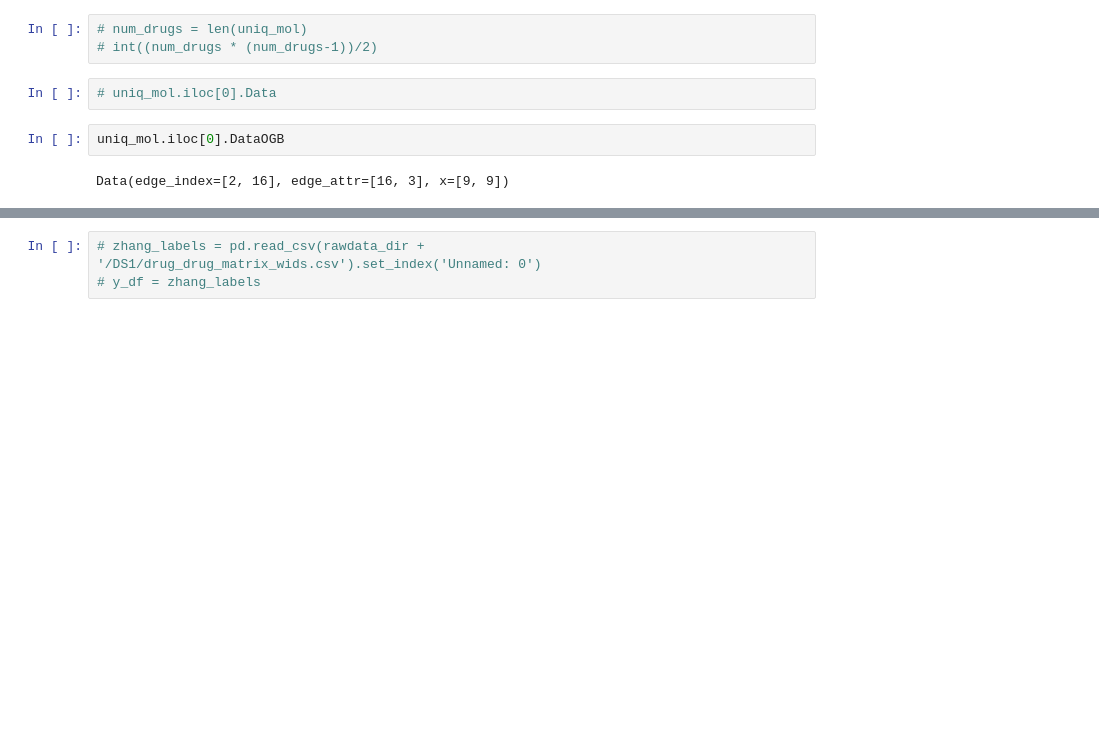
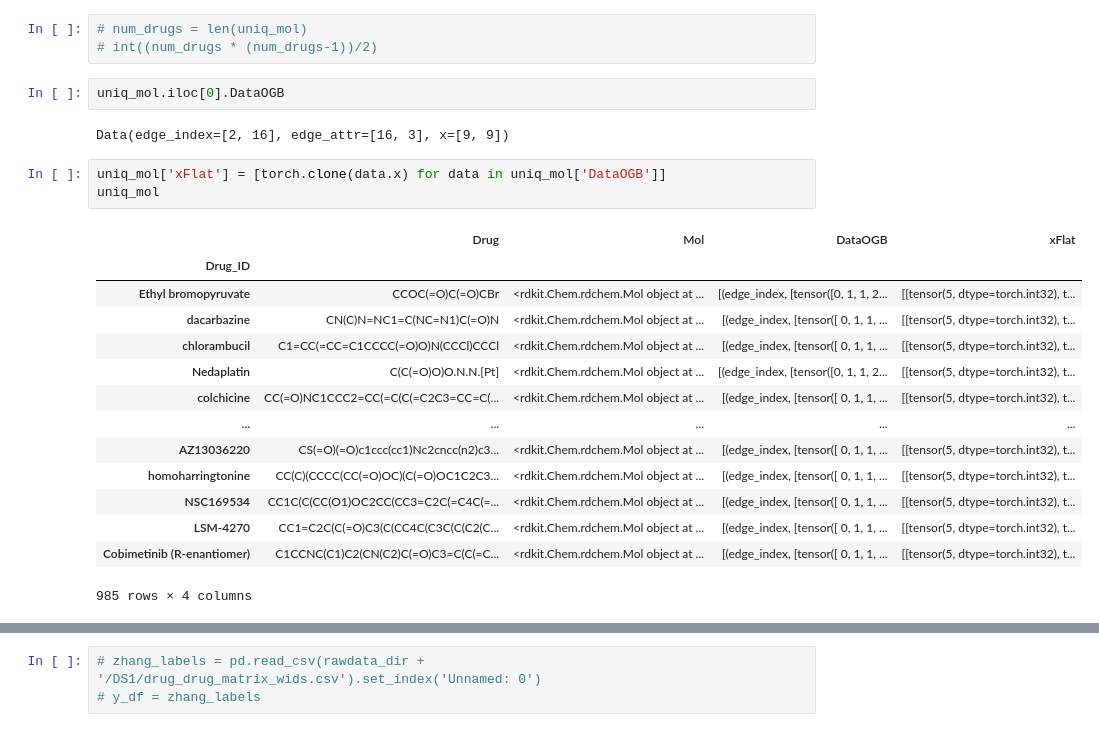
Before and after one commit to uzh-dqbm-cmi/graphnn, a Jupyter notebook: notebooks/DeepAdr_dataset-DrugComb_v1.5.ipynb, the cells around one changed output, grey strips where cells are left out. Saved outputs shown, nothing was run; the diff lists cells and outputs as text; blank space fills up the shorter version.

Commit message:
gen flat data alt models

```diff
--- a/notebooks/DeepAdr_dataset-DrugComb_v1.5.ipynb
+++ b/notebooks/DeepAdr_dataset-DrugComb_v1.5.ipynb
@@ -249,9 +253,25 @@ Draw.MolsToGridImage(uniq_mol.Mol.head(24), molsPerRow=6)
 # %%
 # num_drugs = len(uniq_mol)
 # int((num_drugs * (num_drugs-1))/2)
-# %%
-# uniq_mol.iloc[0].Data
 # %%
 uniq_mol.iloc[0].DataOGB
 # %% [output]
 Data(edge_index=[2, 16], edge_attr=[16, 3], x=[9, 9])
+# %%
+uniq_mol['xFlat'] = [torch.clone(data.x) for data in uniq_mol['DataOGB']]
+uniq_mol
+# %% [output]
+|  | Drug | Mol | DataOGB | xFlat |
+| Drug_ID |  |  |  |  |
+| Ethyl bromopyruvate | CCOC(=O)C(=O)CBr | <rdkit.Chem.rdchem.Mol object at ... | [(edge_index, [tensor([0, 1, 1, 2... | [[tensor(5, dtype=torch.int32), t... |
+| dacarbazine | CN(C)N=NC1=C(NC=N1)C(=O)N | <rdkit.Chem.rdchem.Mol object at ... | [(edge_index, [tensor([ 0, 1, 1, ... | [[tensor(5, dtype=torch.int32), t... |
+| chlorambucil | C1=CC(=CC=C1CCCC(=O)O)N(CCCl)CCCl | <rdkit.Chem.rdchem.Mol object at ... | [(edge_index, [tensor([ 0, 1, 1, ... | [[tensor(5, dtype=torch.int32), t... |
+| Nedaplatin | C(C(=O)O)O.N.N.[Pt] | <rdkit.Chem.rdchem.Mol object at ... | [(edge_index, [tensor([0, 1, 1, 2... | [[tensor(5, dtype=torch.int32), t... |
+| colchicine | CC(=O)NC1CCC2=CC(=C(C(=C2C3=CC=C(... | <rdkit.Chem.rdchem.Mol object at ... | [(edge_index, [tensor([ 0, 1, 1, ... | [[tensor(5, dtype=torch.int32), t... |
+| ... | ... | ... | ... | ... |
+| AZ13036220 | CS(=O)(=O)c1ccc(cc1)Nc2cncc(n2)c3... | <rdkit.Chem.rdchem.Mol object at ... | [(edge_index, [tensor([ 0, 1, 1, ... | [[tensor(5, dtype=torch.int32), t... |
+| homoharringtonine | CC(C)(CCCC(CC(=O)OC)(C(=O)OC1C2C3... | <rdkit.Chem.rdchem.Mol object at ... | [(edge_index, [tensor([ 0, 1, 1, ... | [[tensor(5, dtype=torch.int32), t... |
+| NSC169534 | CC1C(C(CC(O1)OC2CC(CC3=C2C(=C4C(=... | <rdkit.Chem.rdchem.Mol object at ... | [(edge_index, [tensor([ 0, 1, 1, ... | [[tensor(5, dtype=torch.int32), t... |
+| LSM-4270 | CC1=C2C(C(=O)C3(C(CC4C(C3C(C(C2(C... | <rdkit.Chem.rdchem.Mol object at ... | [(edge_index, [tensor([ 0, 1, 1, ... | [[tensor(5, dtype=torch.int32), t... |
+| Cobimetinib (R-enantiomer) | C1CCNC(C1)C2(CN(C2)C(=O)C3=C(C(=C... | <rdkit.Chem.rdchem.Mol object at ... | [(edge_index, [tensor([ 0, 1, 1, ... | [[tensor(5, dtype=torch.int32), t... |
+985 rows × 4 columns
```
Also changed, not shown: parts of 9 cells of this notebook, 1 other file.
